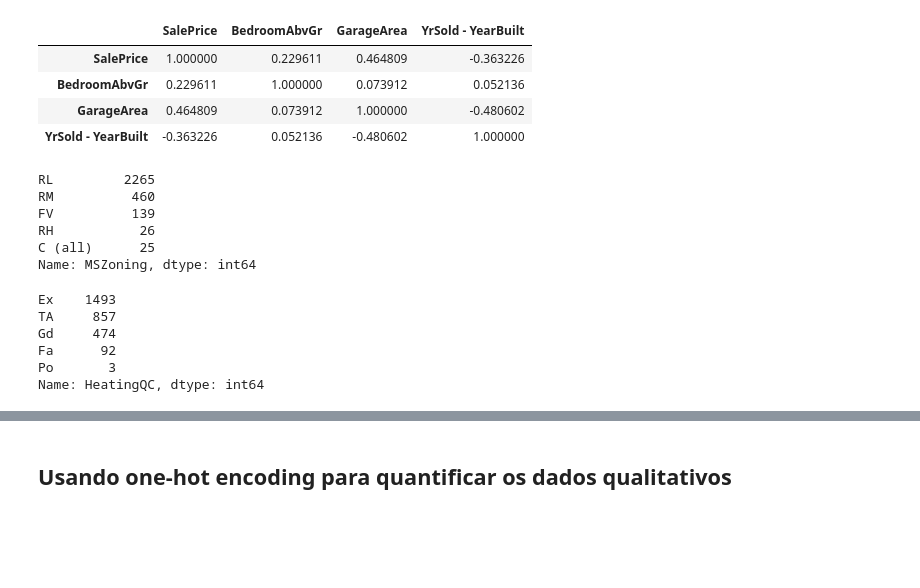
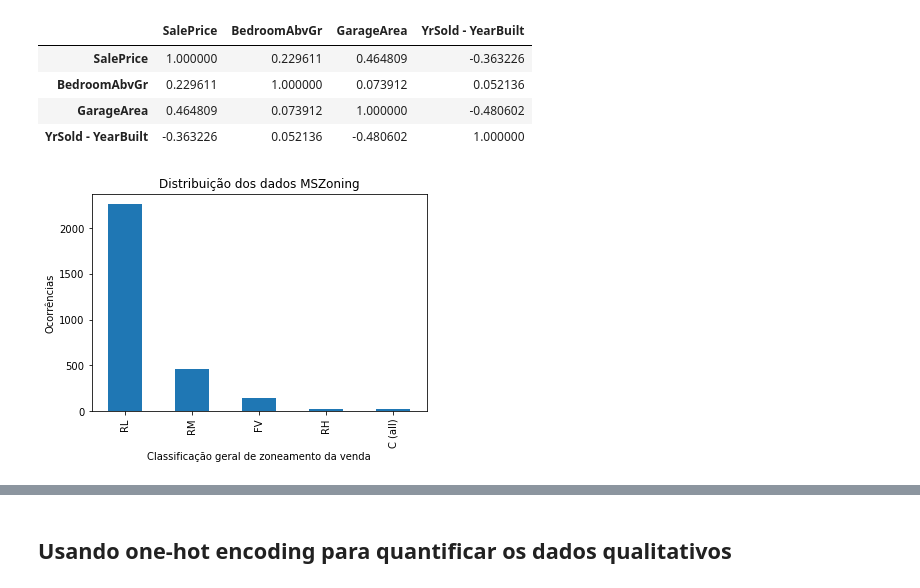
Before and after one commit to fabioheiji/mqaa, a Jupyter notebook: Analises_Descritivas.ipynb, the cells around one changed output, grey strips where cells are left out. Drawn from its saved outputs; the diff is of its cells as text; code cells hidden in the pictures; blank space fills up the shorter version.

```diff
--- a/Analises_Descritivas.ipynb
+++ b/Analises_Descritivas.ipynb
@@ -29,21 +31,11 @@ base.corr()
 | BedroomAbvGr | 0.229611 | 1.000000 | 0.073912 | 0.052136 |
 | GarageArea | 0.464809 | 0.073912 | 1.000000 | -0.480602 |
 | YrSold - YearBuilt | -0.363226 | 0.052136 | -0.480602 | 1.000000 |
-# %%
-base['MSZoning'].value_counts()
-# %% [output]
-RL         2265
-RM          460
-FV          139
-RH           26
-C (all)      25
-Name: MSZoning, dtype: int64
-# %%
-base['HeatingQC'].value_counts()
-# %% [output]
-Ex    1493
-TA     857
-Gd     474
-Fa      92
-Po       3
-Name: HeatingQC, dtype: int64
+# %%
+base['MSZoning'].value_counts().to_frame().plot(kind='bar', legend=None)
+plt.title('Distribuição dos dados MSZoning')
+plt.ylabel('Ocorrências')
+plt.xlabel('Classificação geral de zoneamento da venda')
+plt.show()
+# %% [output]
+[figure, added]
```
Also changed, not shown: parts of 11 cells of this notebook.
